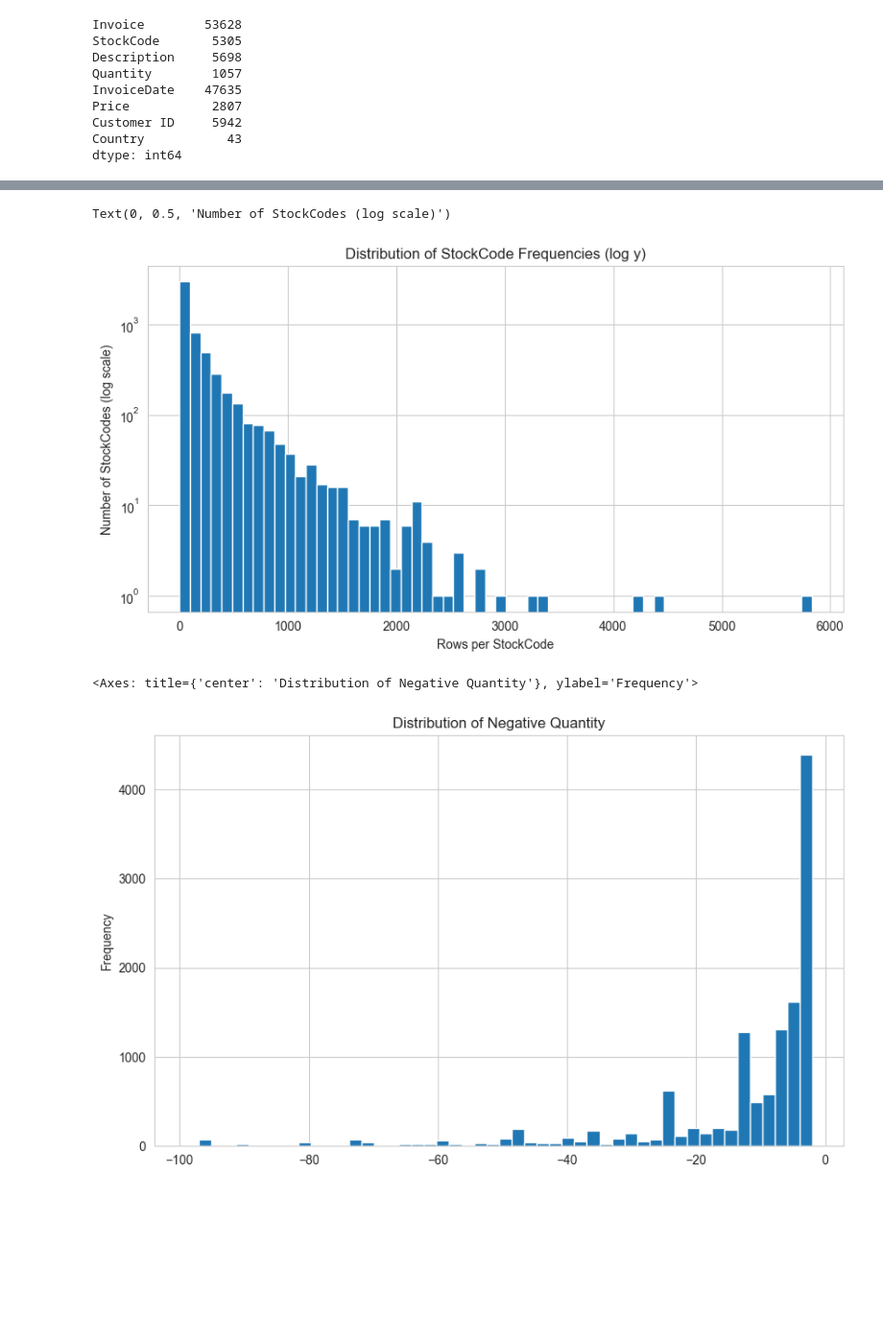
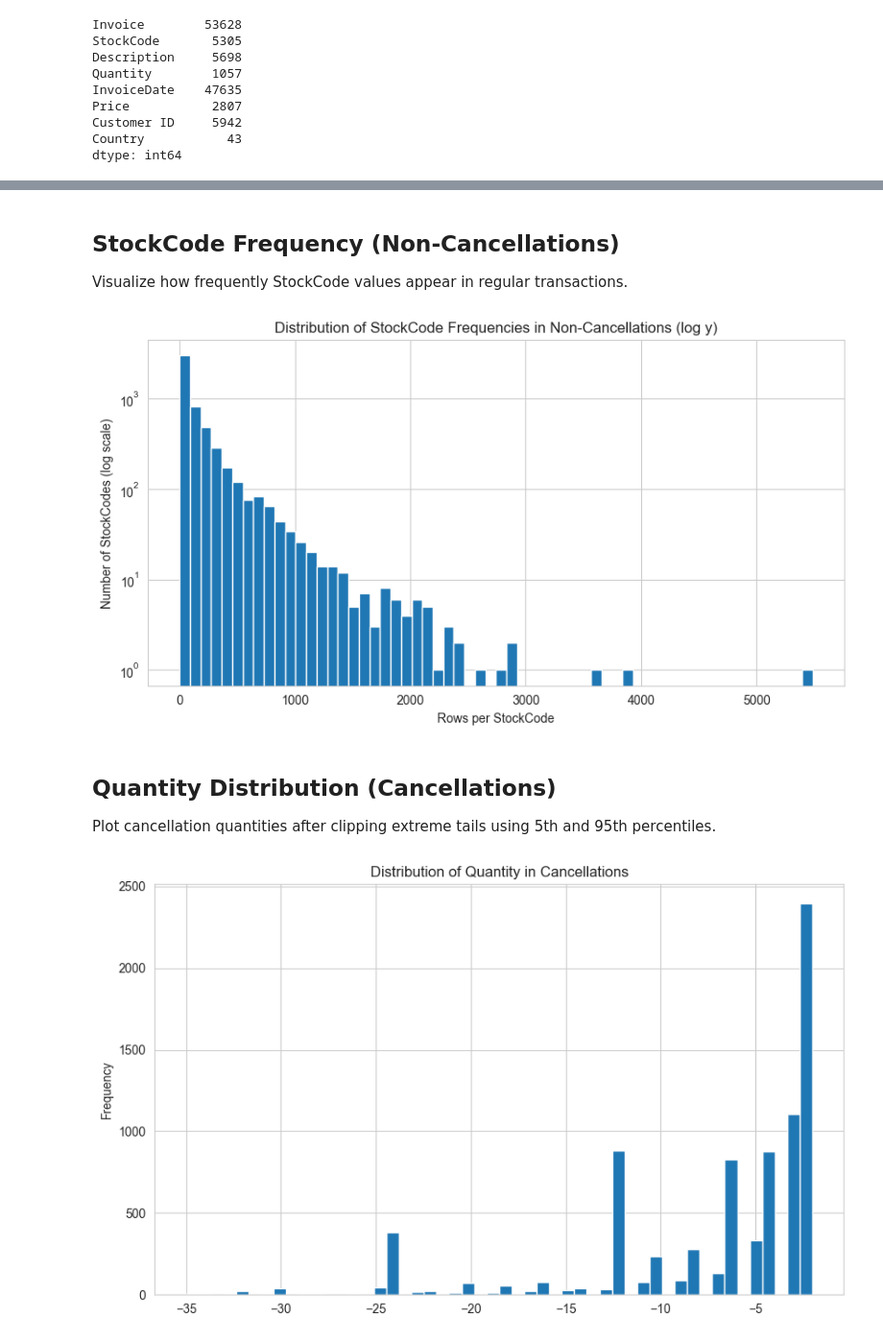
Before and after one commit to smnsht/unusual-customer-purchasing, a Jupyter notebook: notebooks/01_EDA.ipynb, the cells around one changed output, grey strips where cells are left out. Shown at 96% size. Drawn from its saved outputs; the diff is of its cells as text; code cells hidden in the pictures; blank space fills up the shorter version.

```diff
--- a/notebooks/01_EDA.ipynb
+++ b/notebooks/01_EDA.ipynb
@@ -71,8 +67,7 @@ countries_excluding_uk.plot(kind='pie', autopct='%1.1f%%', title='Top 10 Countri
 # %%
-# plot distribution of day of week of transactions using pandas built-in plot function in UK only
-uk_transactions = df[df['Country'] == 'United Kingdom'].copy()
+df.drop(df[df['Country'] != 'United Kingdom'].index, inplace=True)
 
-# Infer the day of week from the InvoiceDate column
-uk_transactions['InvoiceDate'] = pd.to_datetime(uk_transactions['InvoiceDate'])
-uk_transactions['DayOfWeek'] = uk_transactions['InvoiceDate'].dt.day_name()
-uk_transactions['DayOfWeek'].value_counts().sort_index().plot(kind='pie', autopct='%1.1f%%', title='Distribution of Day of Week of Transactions in UK')
+df['InvoiceDate'] = pd.to_datetime(df['InvoiceDate'])
+df['Hour'] = df['InvoiceDate'].dt.hour
+df['DayOfWeek'] = df['InvoiceDate'].dt.day_name()
+df['Month'] = df['InvoiceDate'].dt.month_name()
@@ -96,10 +101,4 @@ uk_transactions['Hour'].value_counts().sort_index().plot(kind='bar', title='Dist
 # %%
-# Negative quantities in the Online Retail II dataset primarily represent order cancellations and returns, which are often indicated
-# by  an invoice number starting with the letter 'C'
-# https://www.kaggle.com/code/mustafagerme/arl-using-the-dataset-online-retail-ii
-#
-# This is my prospect for data mining: who are the customers who return products, and what are the products that are returned most often?
-
-df_negative = df[df.Quantity < 0]
-df_negative.describe()
+df['is_cancellation'] = df['Invoice'].astype(str).str.startswith('C', na=False)
+df['is_cancellation'].value_counts()
 # %% [output]
@@ -115,4 +109,6 @@ df_negative.describe()
 # %%
-df_positive = df[df.Quantity > 0]
-df_positive.describe()
+df_cancellations = df[df['is_cancellation']].copy()
+non_cancel_df = df[~df['is_cancellation']].copy()
+
+pd.Series({'cancellations': len(df_cancellations), 'non_cancellations': len(non_cancel_df)})
 # %% [output]
@@ -128,8 +118,3 @@ df_positive.describe()
 # %%
-# Negative values in the Price column of the Online Retail II dataset represent order cancellations, product returns, or administrative bank fees/adjustments.
-# https://www.kaggle.com/code/mustafagerme/arl-using-the-dataset-online-retail-ii
-#
-# This is my prospect for data mining: who are the customers who cancel orders, and what are the products that are cancelled most often?
-df_cancellations = df[df.Price < 0]
 df_cancellations.describe()
 # %% [output]
@@ -159,29 +149,29 @@ non_cancel_df.describe()
+# %% [markdown]
+## StockCode Frequency (Non-Cancellations)
+Visualize how frequently StockCode values appear in regular transactions.
 # %%
-stockcode_counts = df['StockCode'].value_counts(dropna=False)
+stockcode_counts = non_cancel_df['StockCode'].value_counts(dropna=False)
 
 ax = stockcode_counts.plot(
     kind='hist',
     bins=60,
     logy=True,
     figsize=(10, 5),
-    title='Distribution of StockCode Frequencies (log y)'
+    title='Distribution of StockCode Frequencies in Non-Cancellations (log y)'
 )
 
 ax.set_xlabel('Rows per StockCode')
-ax.set_ylabel('Number of StockCodes (log scale)')
+ax.set_ylabel('Number of StockCodes (log scale)');
 # %% [output]
-Text(0, 0.5, 'Number of StockCodes (log scale)')
-[figure, old version]
+[figure, new version]
+# %% [markdown]
+## Quantity Distribution (Cancellations)
+Plot cancellation quantities after clipping extreme tails using 5th and 95th percentiles.
 # %%
-# plot distribution of 'Quantity' column in negative values using pandas built-in plot function
-# need to drop the outliers in order to see the distribution of the majority of the data
-# drop the top and bottom 5% of the data to remove outliers
+q_low = df_cancellations['Quantity'].quantile(0.05)
+q_high = df_cancellations['Quantity'].quantile(0.95)
+plot_df = df_cancellations[(df_cancellations['Quantity'] > q_low) & (df_cancellations['Quantity'] < q_high)]
 
-q_low = df_negative["Quantity"].quantile(0.05)
-q_high = df_negative["Quantity"].quantile(0.95)
-df_negative_filtered = df_negative[(df_negative["Quantity"] > q_low) & (df_negative["Quantity"] < q_high)]
-
-df_negative_filtered.Quantity.plot(kind='hist', bins=50, figsize=(10, 6), title='Distribution of Negative Quantity')
+plot_df['Quantity'].plot(kind='hist', bins=50, figsize=(10, 6), title='Distribution of Quantity in Cancellations');
 # %% [output]
-<Axes: title={'center': 'Distribution of Negative Quantity'}, ylabel='Frequency'>
-[figure, old version]
+[figure, new version]
```
Also changed, not shown: parts of 22 cells of this notebook, 1 other file.
